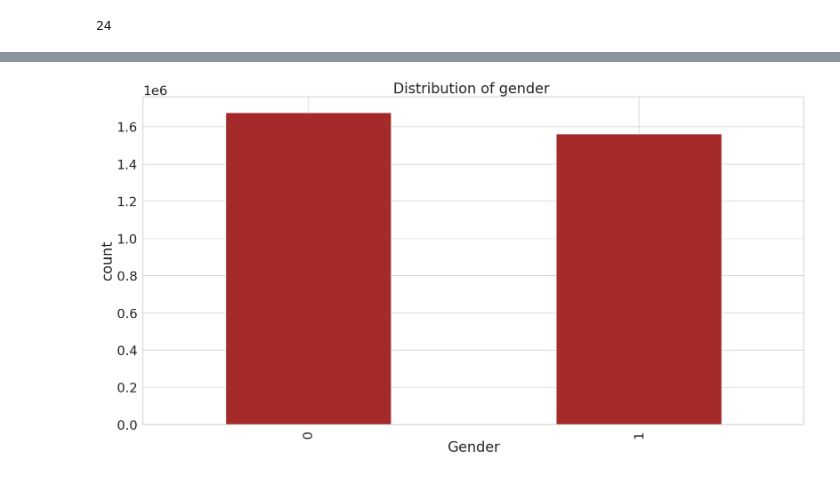
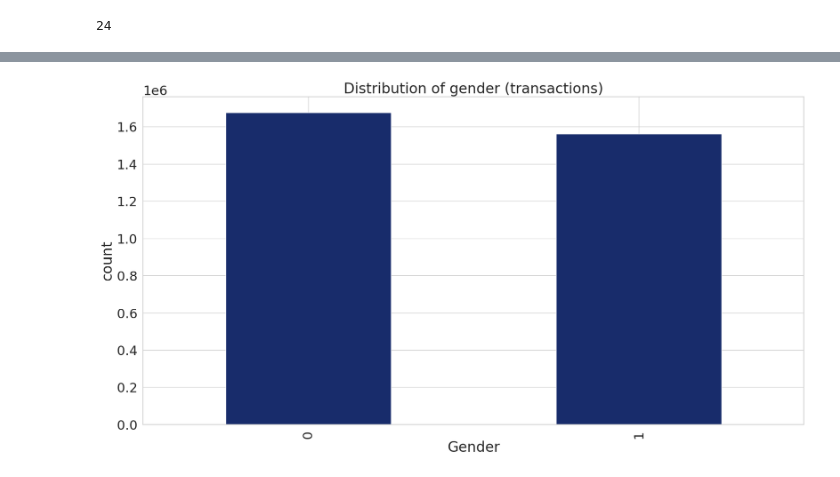
Before and after one commit to aayugay99/sber_hse_hack, a Jupyter notebook: data_analysis.ipynb, the cells around one changed output, grey strips where cells are left out. Cells and saved outputs as stored; diff of their text form; code cells hidden in the pictures.

```diff
--- a/data_analysis.ipynb
+++ b/data_analysis.ipynb
@@ -9,10 +12,10 @@ import plotly.graph_objects as go
 # %%
-train = pd.read_csv('/content/drive/MyDrive/sber_ml_hack/data/train.csv', usecols=['client_id', 'gender'])
-mcc_codes = pd.read_csv('/content/drive/MyDrive/sber_ml_hack/data/mcc_codes.csv', sep=';')
-test_sample_submission = pd.read_csv('/content/drive/MyDrive/sber_ml_hack/data/test_sample_submission.csv', usecols=['client_id', 'probability'])
-test = pd.read_csv('/content/drive/MyDrive/sber_ml_hack/data/test.csv', usecols=['client_id'])
-trans_types = pd.read_csv('/content/drive/MyDrive/sber_ml_hack/data/trans_types.csv', sep=';')
-transactions = pd.read_csv('/content/drive/MyDrive/sber_ml_hack/data/transactions.csv')
+train = pd.read_csv(path_to_data + '/train.csv', usecols=['client_id', 'gender'])
+mcc_codes = pd.read_csv(path_to_data + '/mcc_codes.csv', sep=';')
+test_sample_submission = pd.read_csv(path_to_data + '/test_sample_submission.csv', usecols=['client_id', 'probability'])
+test = pd.read_csv(path_to_data + '/test.csv', usecols=['client_id'])
+trans_types = pd.read_csv(path_to_data + '/trans_types.csv', sep=';')
+transactions = pd.read_csv(path_to_data + '/transactions.csv')
 # %%
 print('Size of datasets:\n')
 print('train', train.shape)
@@ -348 +317,12 @@ trans_train.shape
+# %%
+def part_of_day(x):
+    if x < 5 or x > 23:
+        return 'Night'
+    if x < 10:
+        return 'Morning'
+    if x < 17:
+        return 'Daytime'
+    return 'Evening'
+# %%
+trans_train['part_of_day'] = trans_train['hour'].apply(part_of_day)
 # %%
@@ -365,14 +334,3 @@ trans_train.tail(30)
 | 3238729 | d428ad799c5790b036beb67cc1b81075 | 6011 | 2010 | -14463.42 | 10172441 | Khabarovsk | -9.579447 | NaN | -14463.42 | 0 | ... |
 | 3238730 | d428ad799c5790b036beb67cc1b81075 | 6011 | 2010 | -18078.07 | 10172440 | Khabarovsk | -9.802510 | NaN | -18078.07 | 0 | ... |
 | 3238731 | 69c0bee7e4b32fec8b3038548de2581e | 4829 | 2370 | -11569.71 | NaN | Kaliningrad | -9.356232 | NaN | -11569.71 | 1 | ... |
-# %%
-trans_train['Night'] = ((trans_train['hour'] < 5)) | ((trans_train['hour'] > 23))
-trans_train['Morning'] = ((trans_train['hour'] < 10)) & ((trans_train['hour'] > 5))
-trans_train['Day'] = ((trans_train['hour'] < 17)) & ((trans_train['hour'] > 10))
-
-
-trans_train['Evening'] = ((trans_train['hour'] < 23)) & ((trans_train['hour'] > 17))
-
-
-
-#trans_train['hour_cat'] = pd.cut(trans_train['hour'], bins=b, labels=l, include_lowest=True)
@@ -452,11 +356,9 @@ The default value of numeric_only in DataFrame.corr is deprecated. In a future v
 # %%
+trans_train['gender'].value_counts(dropna = False).plot.bar(color='#182c6bff', figsize=(20, 10))
 
-trans_train['gender'].value_counts(normalize = True)
-trans_train['gender'].value_counts(dropna = False).plot.bar(color = 'brown', figsize = (20, 10))
-
-plt.title('Distribution of gender ')
+plt.title('Distribution of gender (transactions)')
 plt.xlabel('Gender')
 plt.ylabel('count')
 plt.show()
 # %% [output]
-[figure, old version]
+[figure, new version]
```
Also changed, not shown: parts of 29 cells of this notebook.
